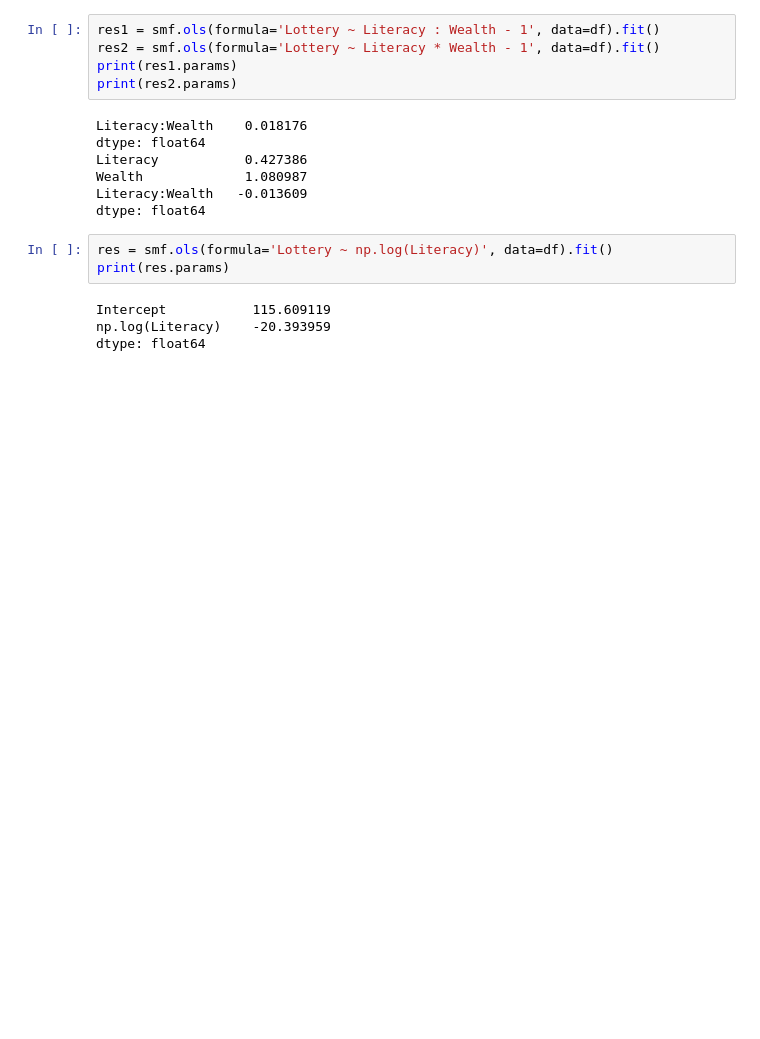
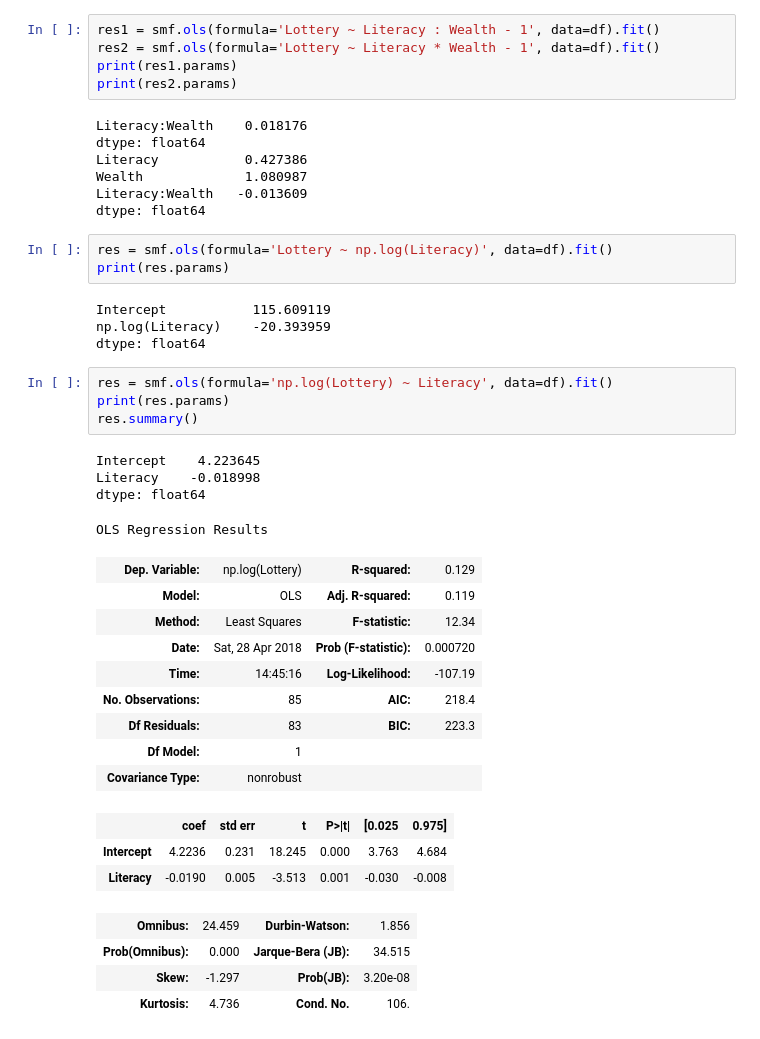
Before and after one commit to ericharley/xbus504, a Jupyter notebook: Notebooks/6. Regression/Statsmodels_interaction_terms_example.ipynb, the cells around one changed output. Drawn from its saved outputs; the diff is of its cells as text; blank space fills up the shorter version.

```diff
--- a/Notebooks/6. Regression/Statsmodels_interaction_terms_example.ipynb
+++ b/Notebooks/6. Regression/Statsmodels_interaction_terms_example.ipynb
@@ -79,3 +79,28 @@ print(res.params)
 Intercept           115.609119
 np.log(Literacy)    -20.393959
 dtype: float64
+# %%
+res = smf.ols(formula='np.log(Lottery) ~ Literacy', data=df).fit()
+print(res.params)
+res.summary()
+# %% [output]
+Intercept    4.223645
+Literacy    -0.018998
+dtype: float64
+OLS Regression Results
+| Dep. Variable: | np.log(Lottery) | R-squared: | 0.129 |
+| Model: | OLS | Adj. R-squared: | 0.119 |
+| Method: | Least Squares | F-statistic: | 12.34 |
+| Date: | Sat, 28 Apr 2018 | Prob (F-statistic): | 0.000720 |
+| Time: | 14:45:16 | Log-Likelihood: | -107.19 |
+| No. Observations: | 85 | AIC: | 218.4 |
+| Df Residuals: | 83 | BIC: | 223.3 |
+| Df Model: | 1 |  |  |
+| Covariance Type: | nonrobust |  |  |
+|  | coef | std err | t | P>|t| | [0.025 | 0.975] |
+| Intercept | 4.2236 | 0.231 | 18.245 | 0.000 | 3.763 | 4.684 |
+| Literacy | -0.0190 | 0.005 | -3.513 | 0.001 | -0.030 | -0.008 |
+| Omnibus: | 24.459 | Durbin-Watson: | 1.856 |
+| Prob(Omnibus): | 0.000 | Jarque-Bera (JB): | 34.515 |
+| Skew: | -1.297 | Prob(JB): | 3.20e-08 |
+| Kurtosis: | 4.736 | Cond. No. | 106. |
```
Also changed, not shown: parts of 2 cells of this notebook, 6 other files.
